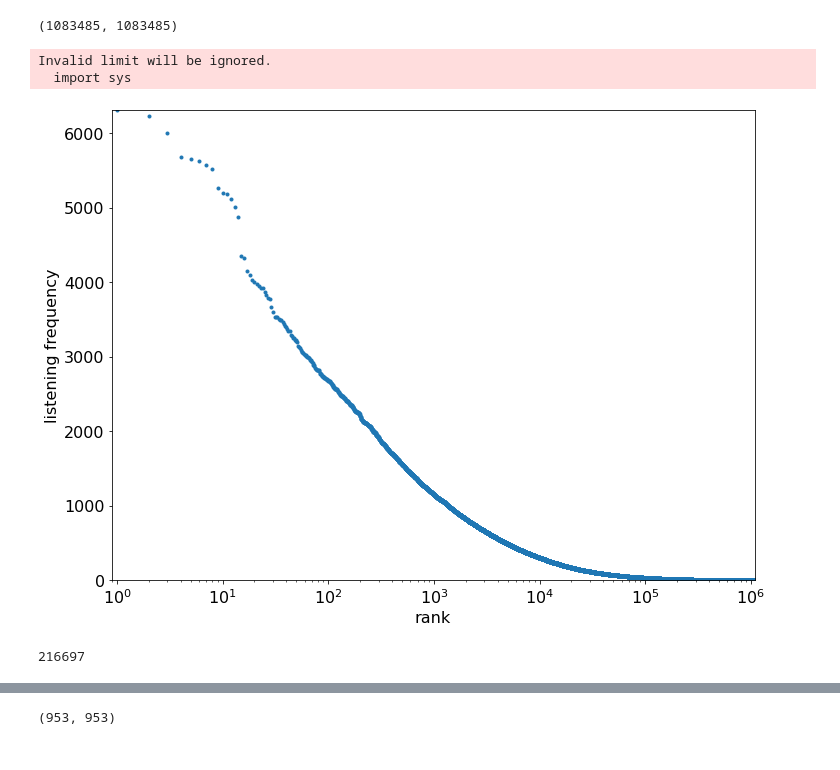
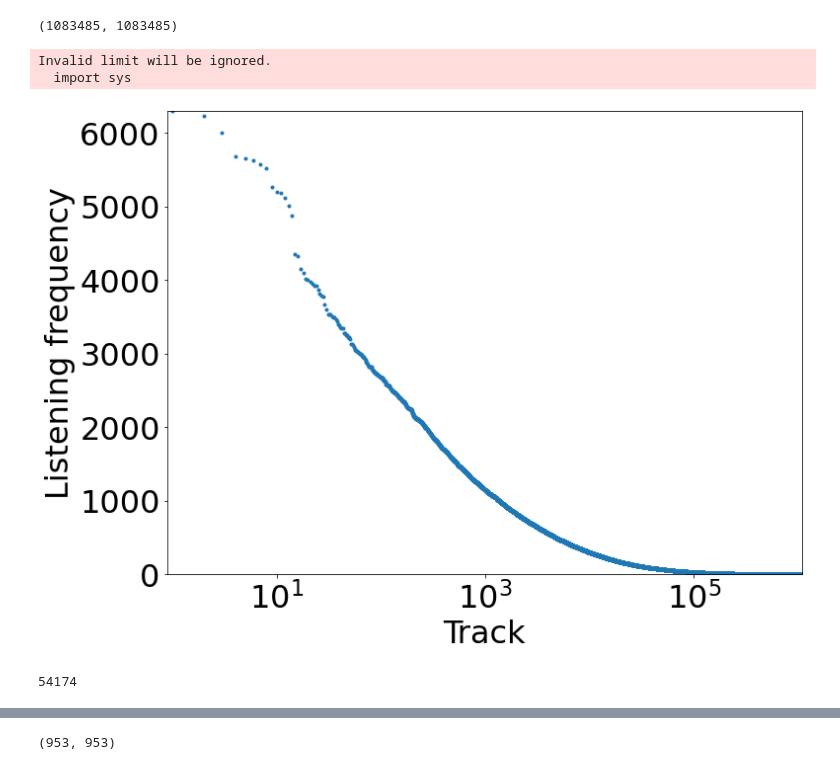
Before and after one commit to bigsamtw/Music_RS, a Jupyter notebook: HPCF/all/test_0.8/data_process/DataVisualization.ipynb, the cells around one changed output, grey strips where cells are left out. Saved outputs shown, nothing was run; the diff lists cells and outputs as text; code cells hidden in the pictures.

```diff
--- a/HPCF/all/test_0.8/data_process/DataVisualization.ipynb
+++ b/HPCF/all/test_0.8/data_process/DataVisualization.ipynb
@@ -55,0 +84,19 @@ plt.show()
+# %%
+fig_x=1.8
+#設定大小跟x軸兩端的值
+plt.rcParams.update({'font.size': 32})
+plt.figure(figsize = (6.4*fig_x, 4.8*fig_x))
+# plt.yscale('log')
+plt.xlim(0, max(x))
+plt.ylim(0, max(y))
+
+plt.scatter(x, y, marker='.')
+plt.gca().xaxis.get_major_ticks()[0].label1.set_visible(False)
+
+
+#視覺化標題跟xy軸名稱
+plt.xlabel('user')
+plt.ylabel('Total listening counts')
+# plt.savefig('./dv_pop_bias.png', dpi=600)
+#出圖
+plt.show()
@@ -85,29 +134,29 @@ len(x), len(y)
 # %%
 fig_x=1.8
 #設定大小跟x軸兩端的值
-plt.rcParams.update({'font.size': 16})
+plt.rcParams.update({'font.size': 32})
 plt.figure(figsize = (6.4*fig_x, 4.8*fig_x))
 plt.xscale('log')
 # plt.yscale('log')
 plt.xlim(0, max(x))
 plt.ylim(0, max(y))
 plt.scatter(x, y, marker='.')
+plt.gca().xaxis.get_major_ticks()[0].label1.set_visible(False)
 
-# plt.gca().xaxis.get_major_ticks()[0].label1.set_visible(False)
 
 #視覺化標題跟xy軸名稱
-plt.xlabel('rank')
-plt.ylabel('listening frequency')
-# plt.savefig('./dv_pop_compare.png', dpi=600)
+plt.xlabel('Track')
+plt.ylabel('Listening frequency')
+plt.savefig('./dv_pop_bias.png', dpi=600)
 #出圖
 plt.show()
 # %% [output]
 Invalid limit will be ignored.
   import sys
-[figure, old version]
+[figure, new version]
 # %%
-top_items = lh_pop[:int(len(lh_pop)/5)]
+top_items = lh_pop[:int(len(lh_pop)/20)]
 len(top_items)
 # %% [output]
-216697
+54174
 # %%
```
Also changed, not shown: parts of 9 cells of this notebook, 20 other files.
